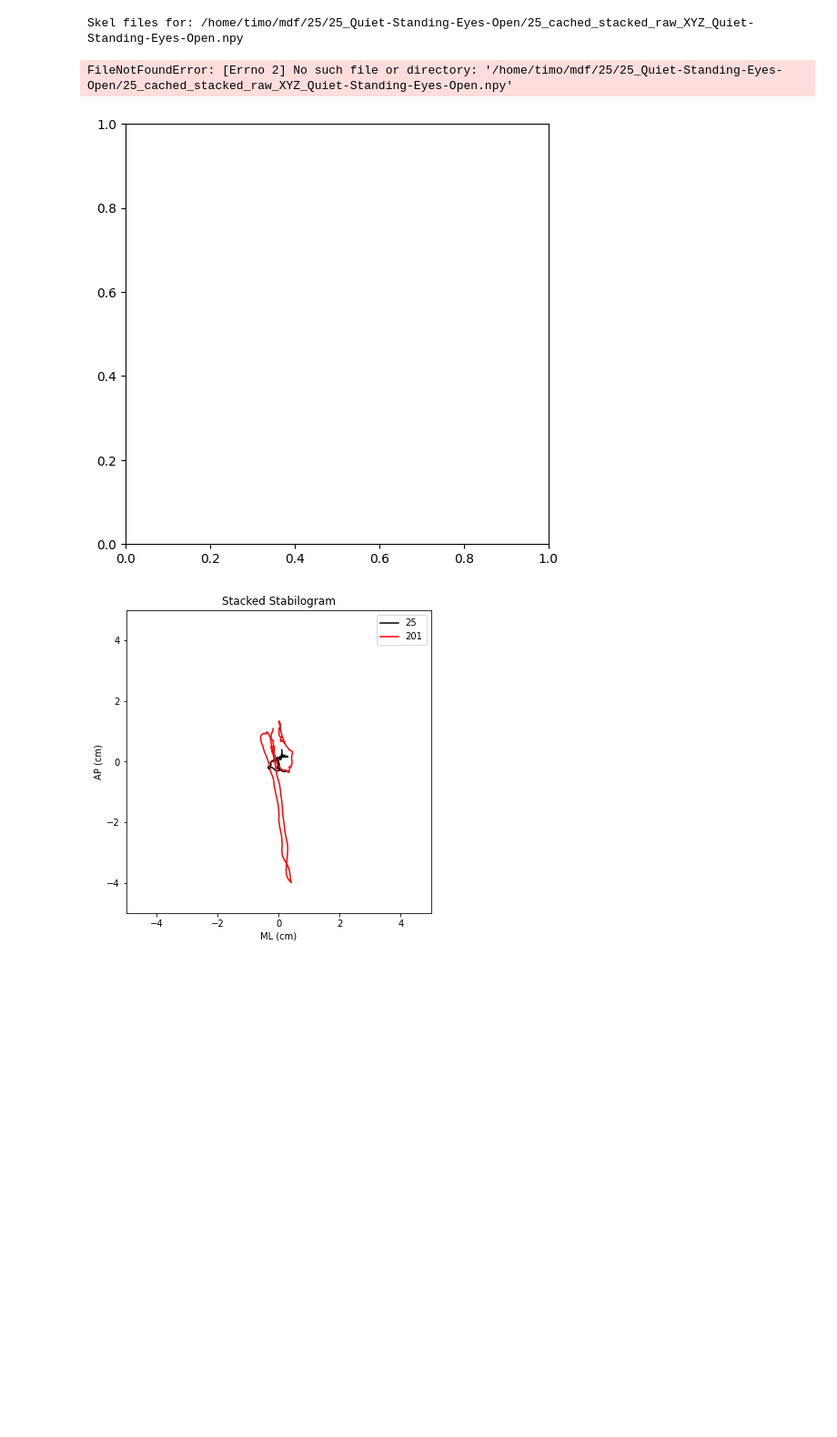
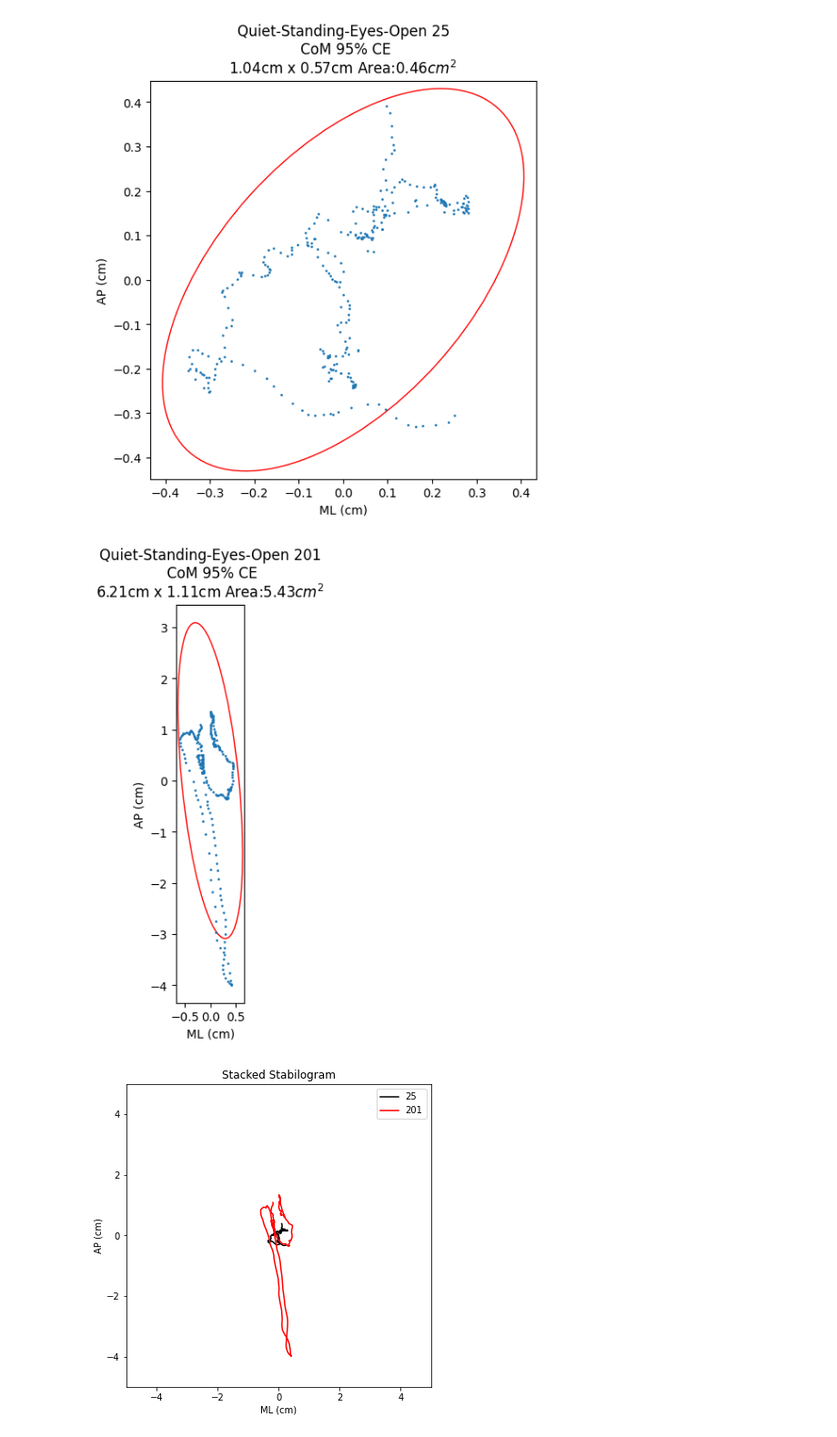
Before and after one commit to Timo4D/mdf, a Jupyter notebook: view_sample_files.ipynb, the cells around one changed output. Shown at 91% size. Cells and saved outputs as stored; diff of their text form; code cells hidden in the pictures; blank space fills up the shorter version.

```diff
--- a/view_sample_files.ipynb
+++ b/view_sample_files.ipynb
@@ -146,37 +141,36 @@ for part_id in HAs+CaRs:
     It is often useful to set the plot area to aid comparison. If you would like to do this uncomment the code below.
     """
     #ax.set_xlim([-5, 5])
     #ax.set_ylim([-5, 5])
 
-    skel_root_path = os.path.abspath(str_part_id + '/' + str_part_id + '_Quiet-Standing-Eyes-Open/skel')
+    skel_root_path = os.path.abspath('data/sample_set/' + str_part_id + '/' + str_part_id + '_Quiet-Standing-Eyes-Open/skel')
     recording = KinectRecording(skel_root_path, "", 'Quiet-Standing-Eyes-Open', str_part_id)
 
     ML_path = centre(recording.stacked_filtered_XYZ_values[0, 25][start_frame:end_frame]*100) # the midle 10 seconds are retreived and converted to cm
     AP_path = centre(recording.stacked_filtered_XYZ_values[2, 25][start_frame:end_frame]*100)
 
     elp, width, height, AREA_CE, angle = sm.confidence_ellipse(ML_path,
                                                                 AP_path,
                                                                 ax,
                                                                 n_std=1.96,
                                                                 edgecolor='red')
     AREA_CE = round(AREA_CE, 2)
 
     ax.scatter(ML_path, AP_path, s=1)
 
     ax.set_title('Quiet-Standing-Eyes-Open ' + str_part_id + '\n CoM 95% CE' +
                   '\n' + str(round(width, 2)) + 'cm' +
                   ' x ' +
                   str(round(height, 2)) + 'cm' +
                   ' Area:' + str(AREA_CE) + '$cm^2$')
 
     ax.set_aspect('equal')
     plt.xlabel('ML (cm)')
     plt.ylabel('AP (cm)')
     plt.show()
 # %% [output]
-Skel files for: /home/timo/mdf/25/25_Quiet-Standing-Eyes-Open/25_cached_stacked_raw_XYZ_Quiet-Standing-Eyes-Open.npy
-FileNotFoundError: [Errno 2] No such file or directory: '/home/timo/mdf/25/25_Quiet-Standing-Eyes-Open/25_cached_stacked_raw_XYZ_Quiet-Standing-Eyes-Open.npy'
-[figure, old version]
+[figure, new version]
+[figure, added]
 # %%
 """
 Sometimes it is better to plot two or more stabilograms on the same graph.
```
Also changed, not shown: parts of 3 cells of this notebook.
